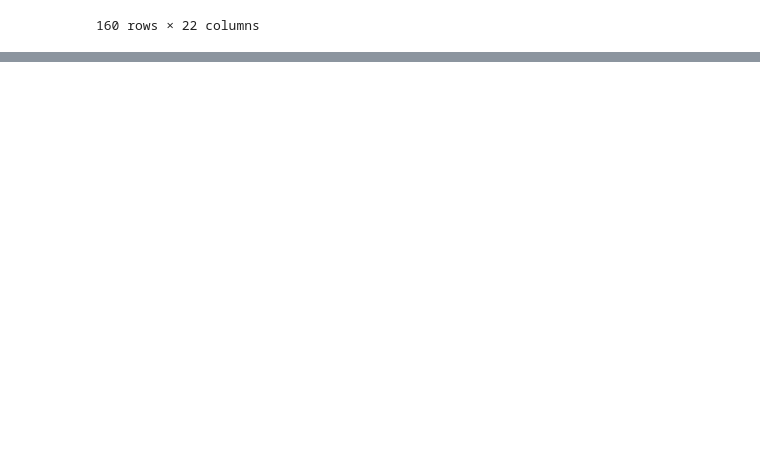
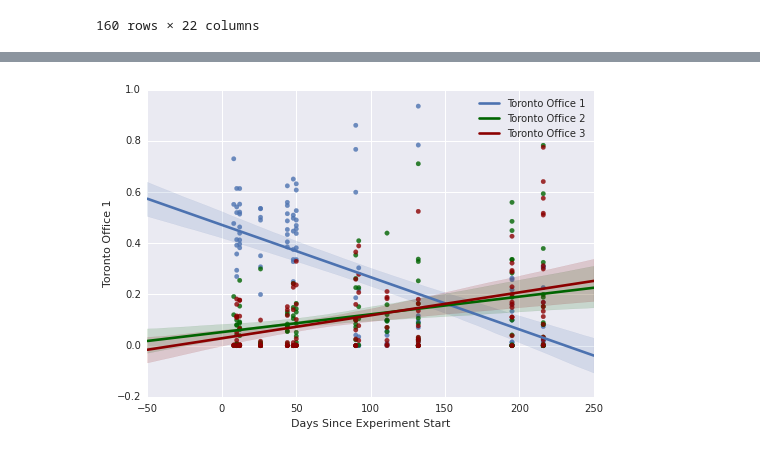
Before and after one commit to johnchase/thesis_analysis, a Jupyter notebook: st_office_affect/source_tracker.ipynb, the cells around one changed output, grey strips where cells are left out. Saved outputs shown, nothing was run; the diff lists cells and outputs as text; code cells hidden in the pictures; blank space fills up the shorter version.

```diff
--- a/st_office_affect/source_tracker.ipynb
+++ b/st_office_affect/source_tracker.ipynb
@@ -160,0 +155,18 @@ Name: Event, Length: 499, dtype: int64
+# %%
+ax = sns.regplot("Days", "toronto_1", toronto_office_1, label='Toronto Office 1');
+# ax.legend(loc="best")
+# sns.regplot("Days", "san_diego_1", san_diego_office_1, ax=ax, color='DarkRed', label='san_diego Office 1');
+# ax.legend(loc="best")
+sns.regplot("Days", "toronto_2", toronto_office_1, ax=ax, color='DarkGreen', label='Toronto Office 2');
+
+
+
+sns.regplot("Days", "toronto_3", toronto_office_1, ax=ax, color='DarkRed', label='Toronto Office 3');
+ax.legend(loc="best")
+
+ax.set_ylabel("Toronto Office 1")
+ax.set_xlabel(("Days Since Experiment Start"))
+
+plt.savefig('Toronto_all_offices_1', dpi=300)
+# %% [output]
+[figure, added]
```
Also changed, not shown: parts of 16 cells of this notebook, 2 other files.
